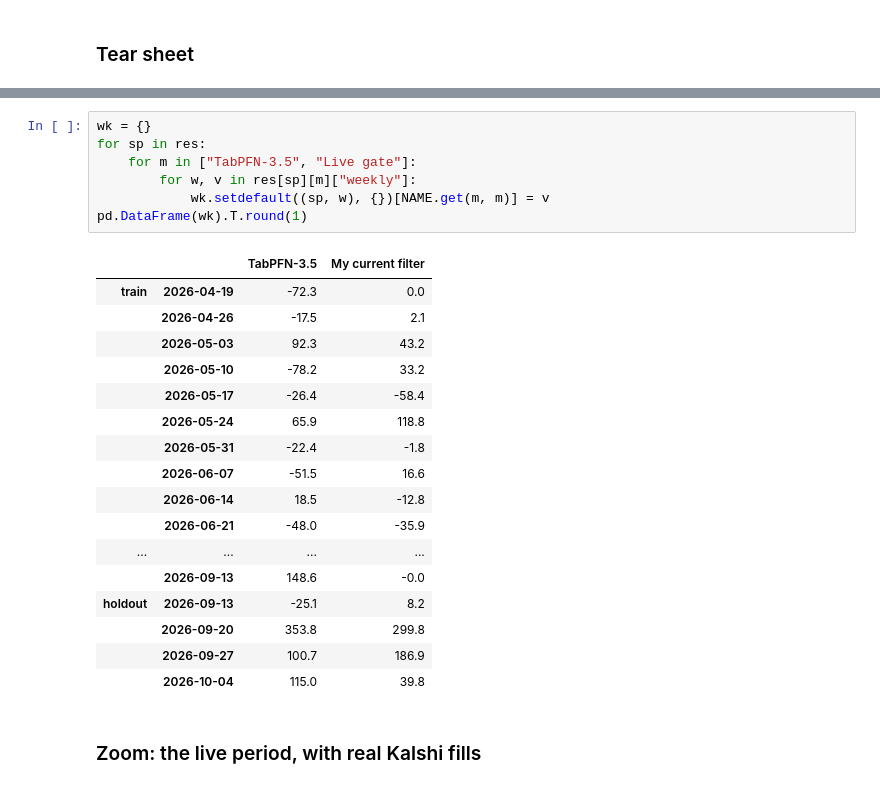
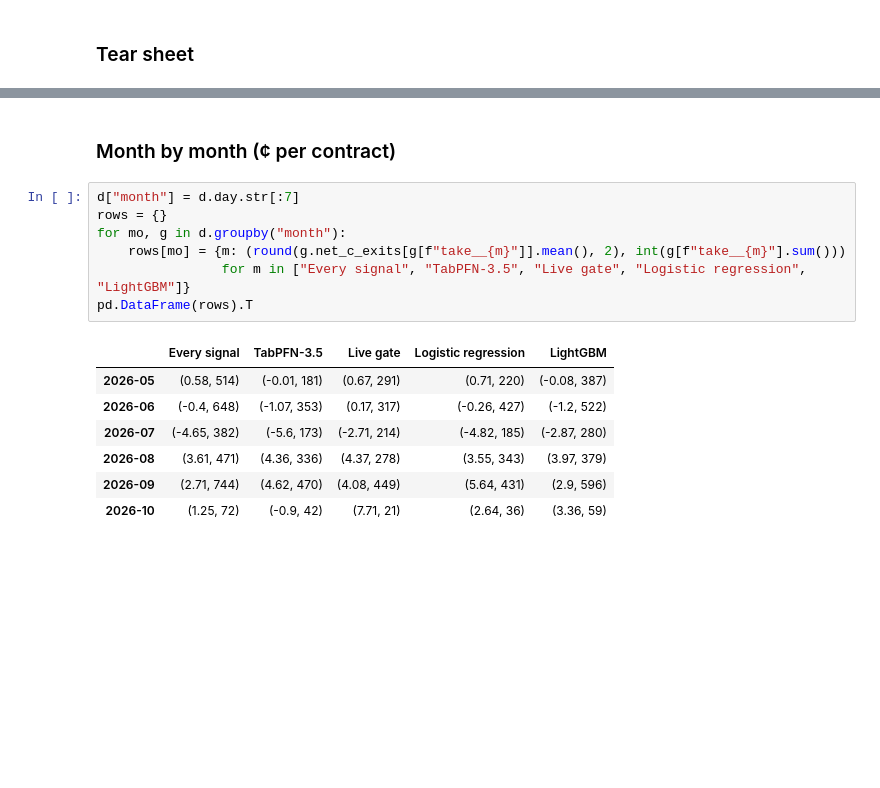
Before and after one commit to Cloblak/tab-trader, a Jupyter notebook: notebooks/00_bottom_line.ipynb, the cells around one changed output, grey strips where cells are left out. Saved outputs shown, nothing was run; the diff lists cells and outputs as text; blank space fills up the shorter version.

```diff
--- a/notebooks/00_bottom_line.ipynb
+++ b/notebooks/00_bottom_line.ipynb
@@ -105,27 +66,17 @@ HOLDOUT
-# %%
-wk = {}
-for sp in res:
-    for m in ["TabPFN-3.5", "Live gate"]:
-        for w, v in res[sp][m]["weekly"]:
-            wk.setdefault((sp, w), {})[NAME.get(m, m)] = v
-pd.DataFrame(wk).T.round(1)
-# %% [output]
-|  |  | TabPFN-3.5 | My current filter |
-| train | 2026-04-19 | -72.3 | 0.0 |
-|  | 2026-04-26 | -17.5 | 2.1 |
-|  | 2026-05-03 | 92.3 | 43.2 |
-|  | 2026-05-10 | -78.2 | 33.2 |
-|  | 2026-05-17 | -26.4 | -58.4 |
-|  | 2026-05-24 | 65.9 | 118.8 |
-|  | 2026-05-31 | -22.4 | -1.8 |
-|  | 2026-06-07 | -51.5 | 16.6 |
-|  | 2026-06-14 | 18.5 | -12.8 |
-|  | 2026-06-21 | -48.0 | -35.9 |
-| ... | ... | ... | ... |
-|  | 2026-09-13 | 148.6 | -0.0 |
-| holdout | 2026-09-13 | -25.1 | 8.2 |
-|  | 2026-09-20 | 353.8 | 299.8 |
-|  | 2026-09-27 | 100.7 | 186.9 |
-|  | 2026-10-04 | 115.0 | 39.8 |
-# %% [markdown]
-### Zoom: the live period, with real Kalshi fills
+# %% [markdown]
+### Month by month (¢ per contract)
+# %%
+d["month"] = d.day.str[:7]
+rows = {}
+for mo, g in d.groupby("month"):
+    rows[mo] = {m: (round(g.net_c_exits[g[f"take__{m}"]].mean(), 2), int(g[f"take__{m}"].sum()))
+                for m in ["Every signal", "TabPFN-3.5", "Live gate", "Logistic regression", "LightGBM"]}
+pd.DataFrame(rows).T
+# %% [output]
+|  | Every signal | TabPFN-3.5 | Live gate | Logistic regression | LightGBM |
+| 2026-05 | (0.58, 514) | (-0.01, 181) | (0.67, 291) | (0.71, 220) | (-0.08, 387) |
+| 2026-06 | (-0.4, 648) | (-1.07, 353) | (0.17, 317) | (-0.26, 427) | (-1.2, 522) |
+| 2026-07 | (-4.65, 382) | (-5.6, 173) | (-2.71, 214) | (-4.82, 185) | (-2.87, 280) |
+| 2026-08 | (3.61, 471) | (4.36, 336) | (4.37, 278) | (3.55, 343) | (3.97, 379) |
+| 2026-09 | (2.71, 744) | (4.62, 470) | (4.08, 449) | (5.64, 431) | (2.9, 596) |
+| 2026-10 | (1.25, 72) | (-0.9, 42) | (7.71, 21) | (2.64, 36) | (3.36, 59) |
```
Also changed, not shown: parts of 10 cells of this notebook, 17 other files.
